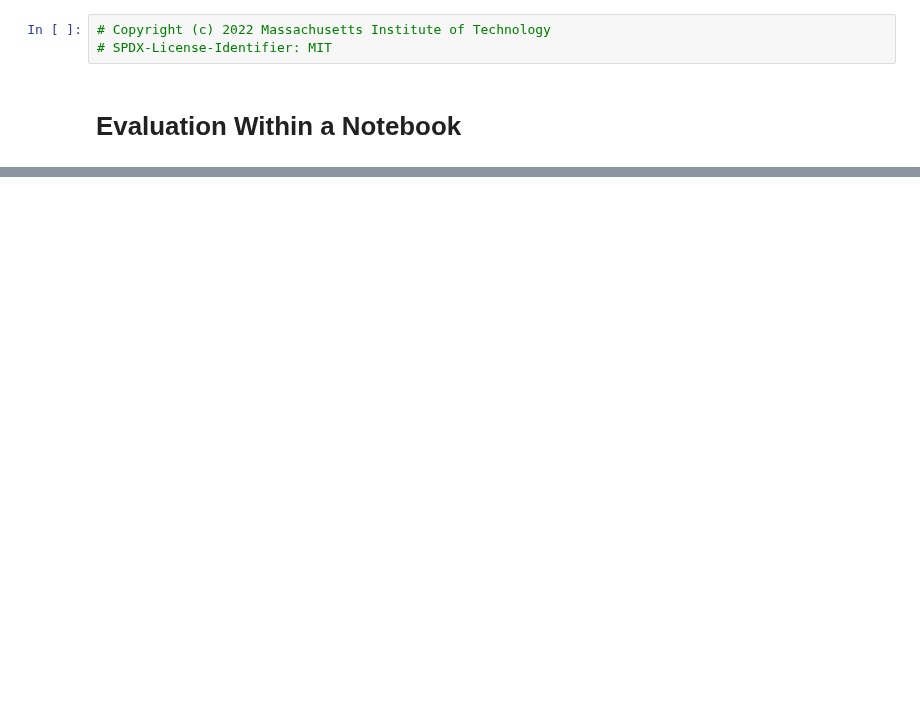
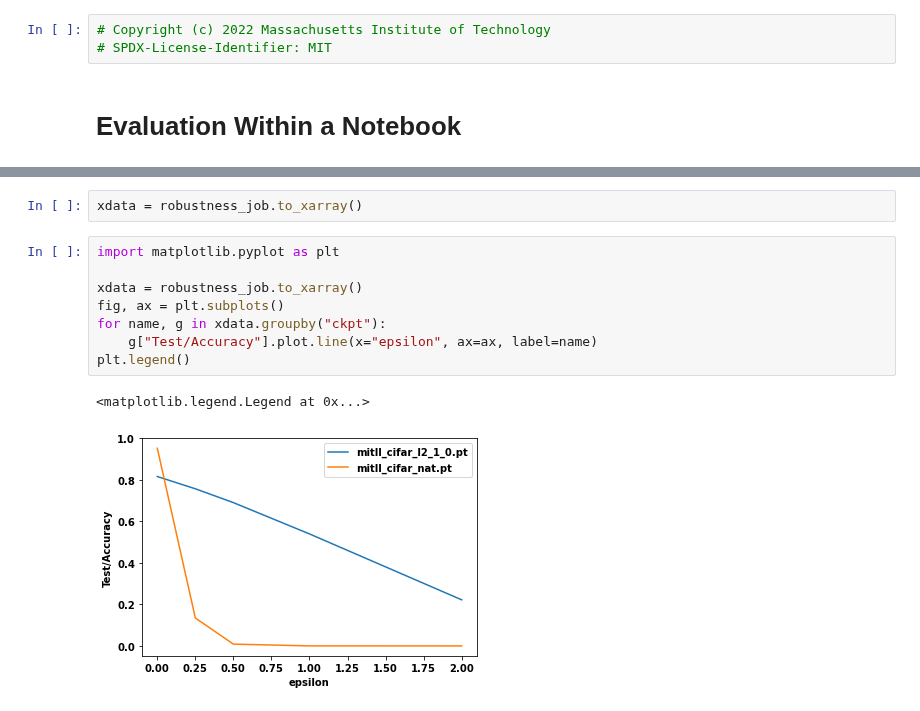
Before and after one commit to mit-ll-responsible-ai/responsible-ai-toolbox, a Jupyter notebook: experiments/madry/Experiments.ipynb, the cells around one changed output, grey strips where cells are left out. Saved outputs shown, nothing was run; the diff lists cells and outputs as text; blank space fills up the shorter version.

```diff
--- a/experiments/madry/Experiments.ipynb
+++ b/experiments/madry/Experiments.ipynb
@@ -77,0 +123,13 @@ Restricted ImageNet Accuracy (epsilon=3): 80.79%
+# %%
+xdata = robustness_job.to_xarray()
+# %%
+import matplotlib.pyplot as plt
+
+xdata = robustness_job.to_xarray()
+fig, ax = plt.subplots()
+for name, g in xdata.groupby("ckpt"):
+    g["Test/Accuracy"].plot.line(x="epsilon", ax=ax, label=name)
+plt.legend()
+# %% [output]
+<matplotlib.legend.Legend at 0x...>
+[figure, added]
```
Also changed, not shown: parts of 21 cells of this notebook, 2 other files.
